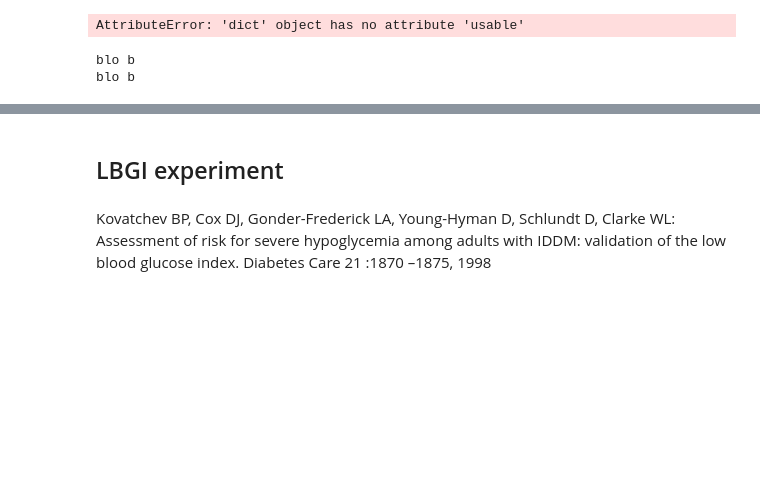
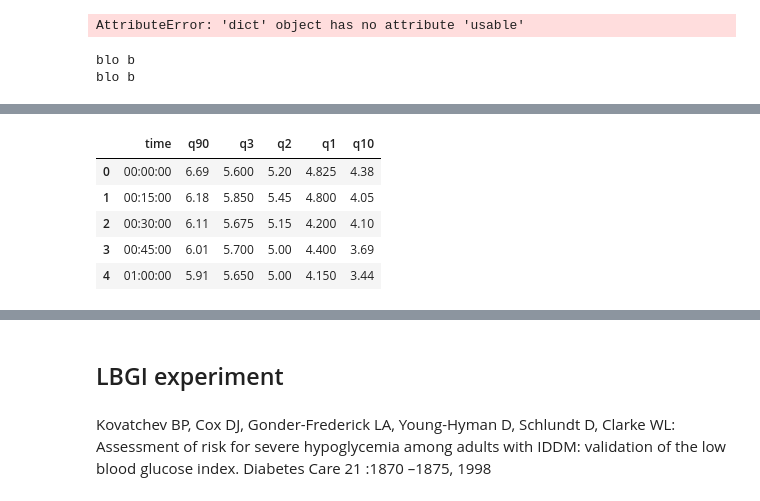
Before and after one commit to cafoala/diametrics-webapp, a Jupyter notebook: code/experiment.ipynb, the cells around one changed output, grey strips where cells are left out. Drawn from its saved outputs; the diff is of its cells as text; code cells hidden in the pictures; blank space fills up the shorter version.

```diff
--- a/code/experiment.ipynb
+++ b/code/experiment.ipynb
@@ -18,6 +19,7 @@ example2 = pd.read_csv('../tests/test-data/libre-data/3028 2.csv')
 example3 = pd.read_csv('../tests/test-data/libre-test.csv', header=2)
 example3 = example3[['Device Timestamp','Historic Glucose mmol/L']]
 example3.columns = ['time', 'glc']
+example3.time = pd.to_datetime(example3.time)
 example3 = example3.dropna()
 # %%
 preprocessed_objects = []
@@ -59,0 +58,16 @@ metrics_helper.tir_helper(test_data)
+# %%
+example3.time = example3.time.dt.round('min')
+grouped2 = example3.set_index('time').groupby(pd.Grouper(freq='15min')).mean()['glc']
+# %%
+group_frame = grouped2.reset_index().dropna()
+# %%
+amb_prof = group_frame.groupby(group_frame['time'].dt.time).apply(lambda group: pd.DataFrame([np.percentile(group.glc, [90, 75, 50, 25, 10])], columns=['q90', 'q3', 'q2', 'q1', 'q10'])).reset_index().drop(columns=['level_1'])
+# %%
+amb_prof.head()
+# %% [output]
+|  | time | q90 | q3 | q2 | q1 | q10 |
+| 0 | 00:00:00 | 6.69 | 5.600 | 5.20 | 4.825 | 4.38 |
+| 1 | 00:15:00 | 6.18 | 5.850 | 5.45 | 4.800 | 4.05 |
+| 2 | 00:30:00 | 6.11 | 5.675 | 5.15 | 4.200 | 4.10 |
+| 3 | 00:45:00 | 6.01 | 5.700 | 5.00 | 4.400 | 3.69 |
+| 4 | 01:00:00 | 5.91 | 5.650 | 5.00 | 4.150 | 3.44 |
```
Also changed, not shown: parts of 11 cells of this notebook, 3 other files.
